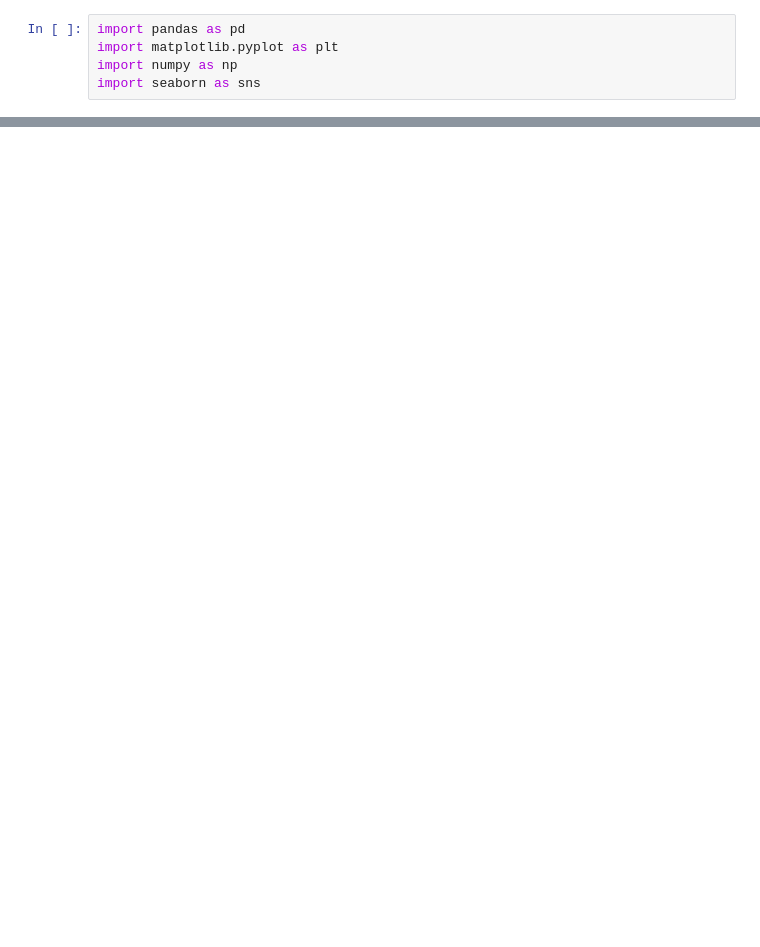
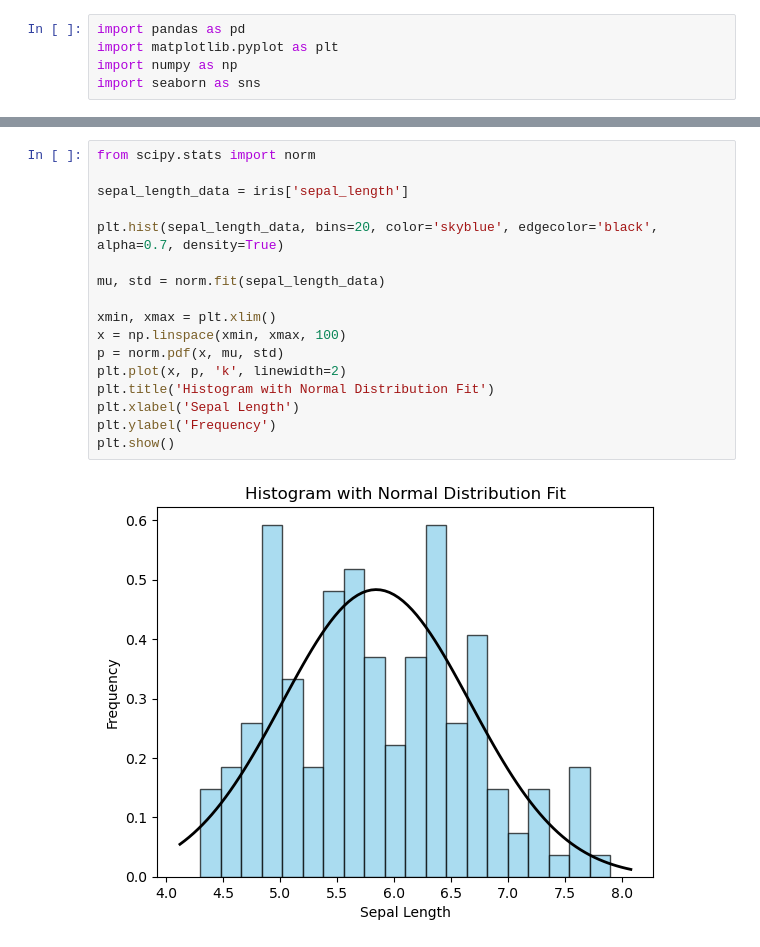
Before and after one commit to samanthamacd/samanthamacd.github.io, a Jupyter notebook: post-code.ipynb, the cells around one changed output, grey strips where cells are left out. Saved outputs shown, nothing was run; the diff lists cells and outputs as text; blank space fills up the shorter version.

```diff
--- a/post-code.ipynb
+++ b/post-code.ipynb
@@ -87,0 +41,19 @@ plt.show()
+# %%
+from scipy.stats import norm
+
+sepal_length_data = iris['sepal_length']
+
+plt.hist(sepal_length_data, bins=20, color='skyblue', edgecolor='black', alpha=0.7, density=True)
+
+mu, std = norm.fit(sepal_length_data)
+
+xmin, xmax = plt.xlim()
+x = np.linspace(xmin, xmax, 100)
+p = norm.pdf(x, mu, std)
+plt.plot(x, p, 'k', linewidth=2)
+plt.title('Histogram with Normal Distribution Fit')
+plt.xlabel('Sepal Length')
+plt.ylabel('Frequency')
+plt.show()
+# %% [output]
+[figure, added]
```
Also changed, not shown: parts of 10 cells of this notebook, 10 other files.
